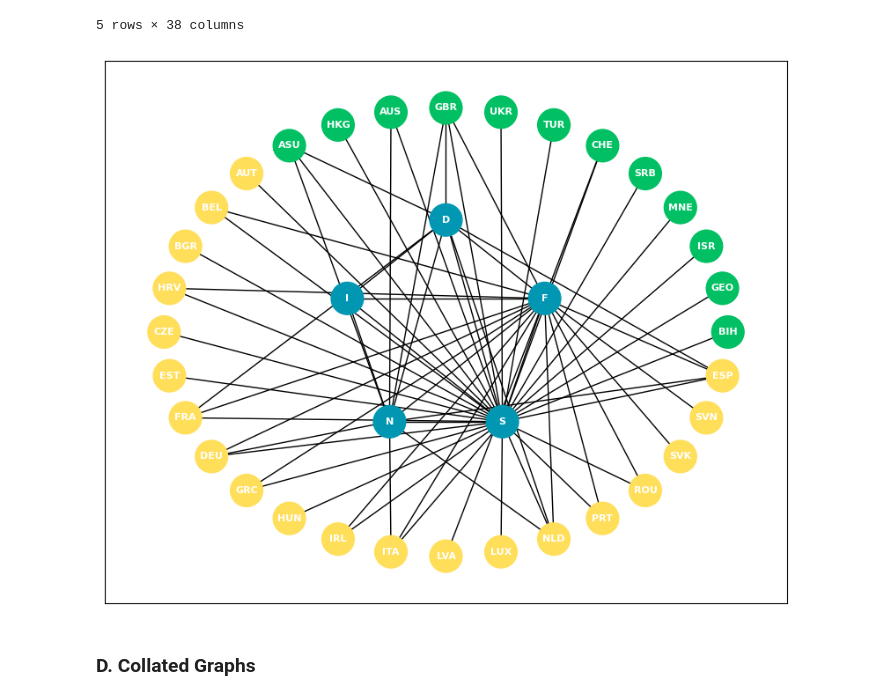
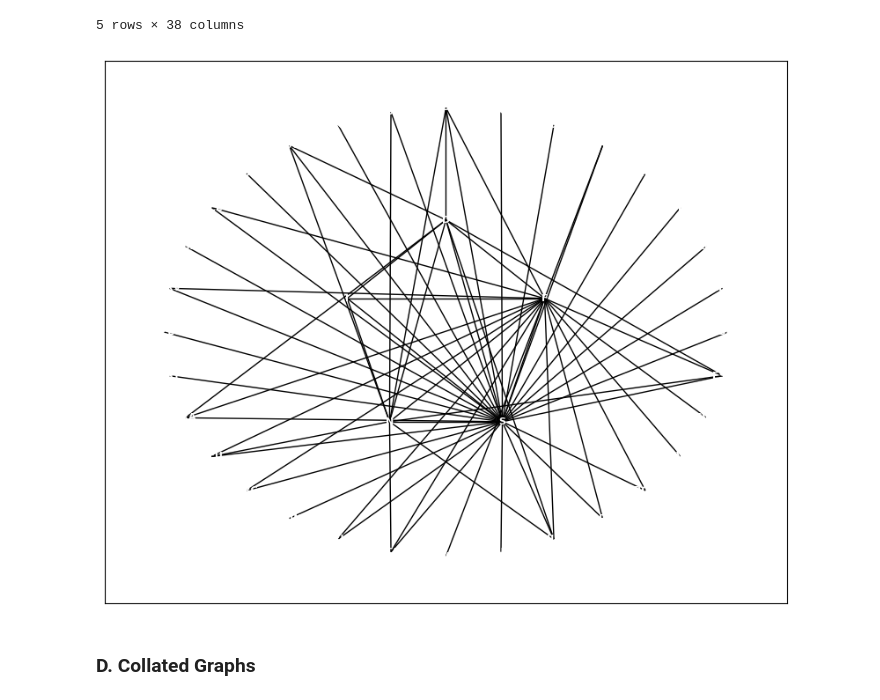
Before and after one commit to zeusschoolacc/PLOTS, a Jupyter notebook: notebook.ipynb, the cells around one changed output. Saved outputs shown, nothing was run; the diff lists cells and outputs as text; code cells hidden in the pictures.

```diff
--- a/notebook.ipynb
+++ b/notebook.ipynb
@@ -267,35 +265,35 @@ pos = nx.circular_layout(G.subgraph(green_nodes + yellow_nodes), center=(0, 0),
 pos.update({
     'D': np.array([0, 0.5]),
     'F': np.array([0.35, 0.15]),
     'I': np.array([-0.35, 0.15]),
     'N': np.array([-0.20, -0.4]),
     'S': np.array([0.20, -0.4])
 })
 
 color_set = [
     (node_set, color) for node_set, color in zip(
-        map(set, [blue_nodes, green_nodes, yellow_nodes]),
+        map(lambda x: set(), [blue_nodes, green_nodes, yellow_nodes]),
         ['#0197B2', '#00C063', '#FFDE59']
     )
 ]
 
 colors = [
     color for (node_set, color) in color_set for node in nodes if node in node_set
 ]
 
 plt.figure(figsize=(10, 8))
 
 # Draw graph
 nx.draw_networkx_nodes(G, pos, node_color=colors, node_size=700)
 nx.draw_networkx_labels(G, pos, font_weight='bold', font_size=8, font_color='white')
 nx.draw_networkx_edges(G, pos, arrows=False, edge_color='black')
 
 # Save image to IMAGE_PATH
 # plt.savefig(IMAGE_PATH + 'network_graph.png')
 
 plt.show()
 # %% [output]
-[figure, old version]
+[figure, new version]
 # %% [markdown]
 ### D. Collated Graphs
 # %%
```
Also changed, not shown: parts of 2 cells of this notebook, 1 other file.
